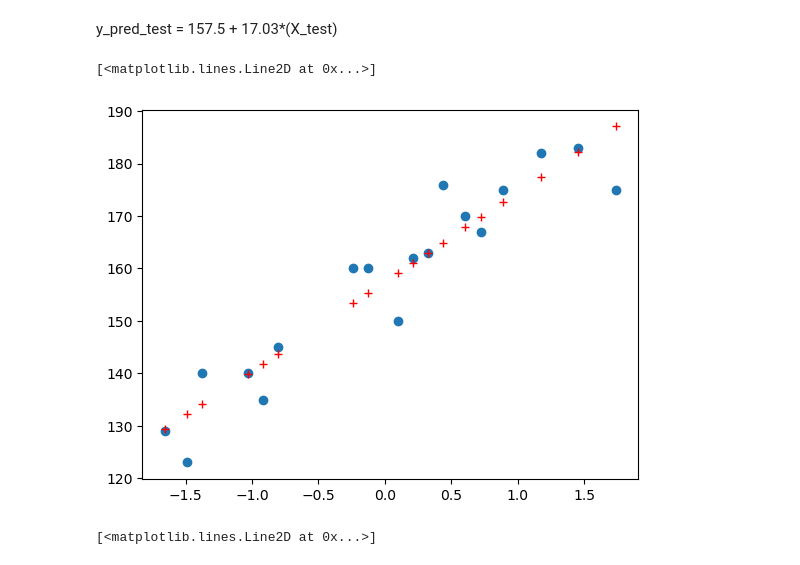
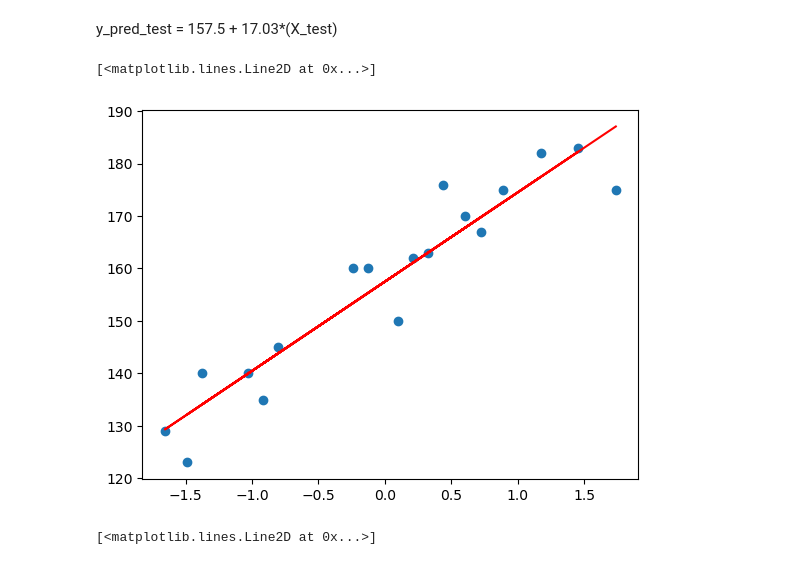
Before and after one commit to Abhoy-Ghosh/AI_ML_DS, a Jupyter notebook: 06_supervised_ML/6.3_ML_life_cycle_implementation/6.3.1_simple_lin_reg.ipynb, the cells around one changed output. Cells and saved outputs as stored; diff of their text form; code cells hidden in the pictures.

```diff
--- a/06_supervised_ML/6.3_ML_life_cycle_implementation/6.3.1_simple_lin_reg.ipynb
+++ b/06_supervised_ML/6.3_ML_life_cycle_implementation/6.3.1_simple_lin_reg.ipynb
@@ -73,10 +73,10 @@ Intercept is  157.5
 y_pred_test = 157.5 + 17.03*(X_test)
 # %%
 plt.scatter(X_train,y_train)
-plt.plot(X_train,regressor.predict(X_train),'r+')
+plt.plot(X_train,regressor.predict(X_train),'r')
 # %% [output]
 [<matplotlib.lines.Line2D at 0x...>]
-[figure, old version]
+[figure, new version]
 # %%
 y_test_pred = regressor.predict(X_test)
 # %%
```
Also changed, not shown: 16 other files.
